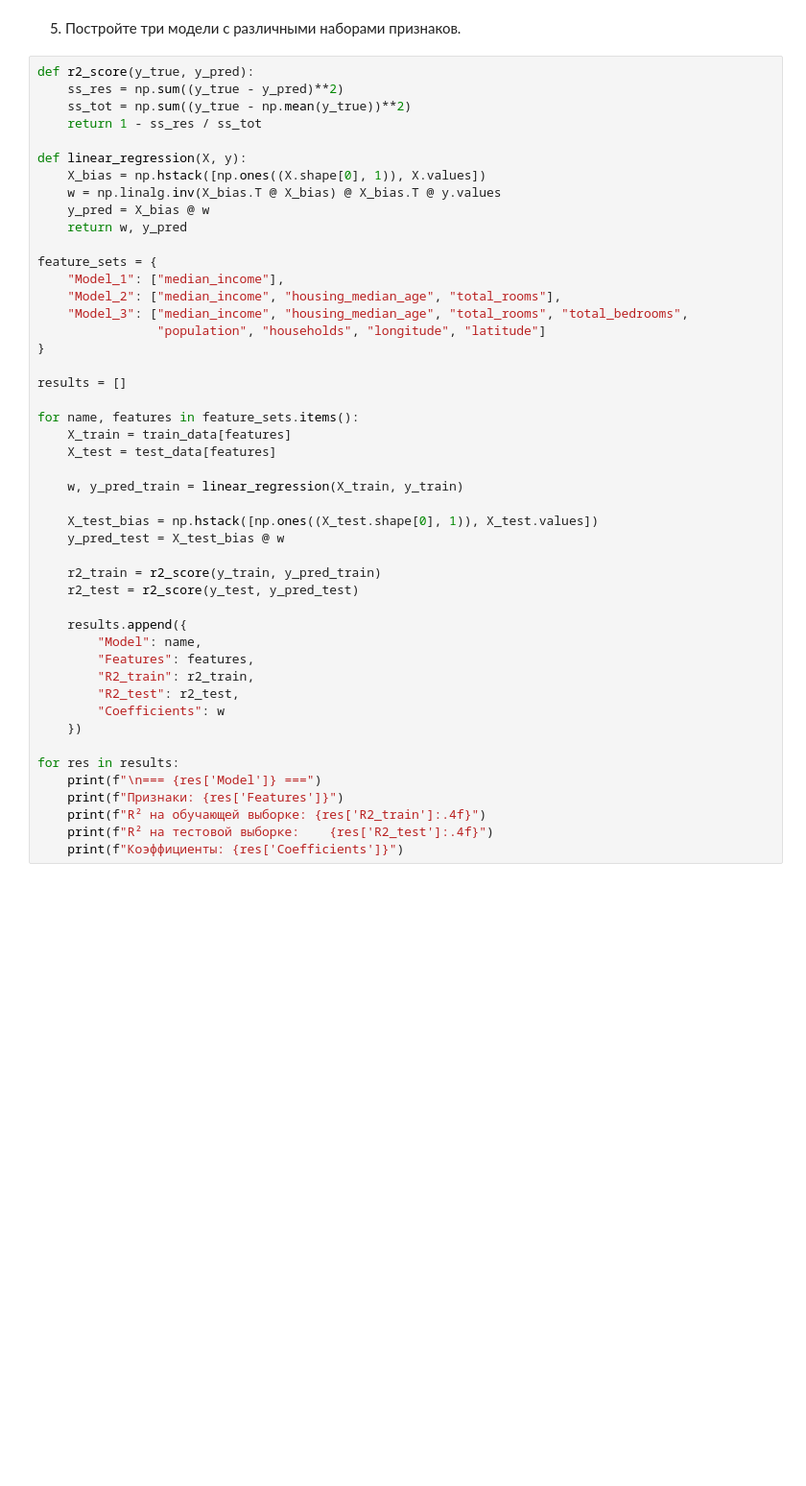
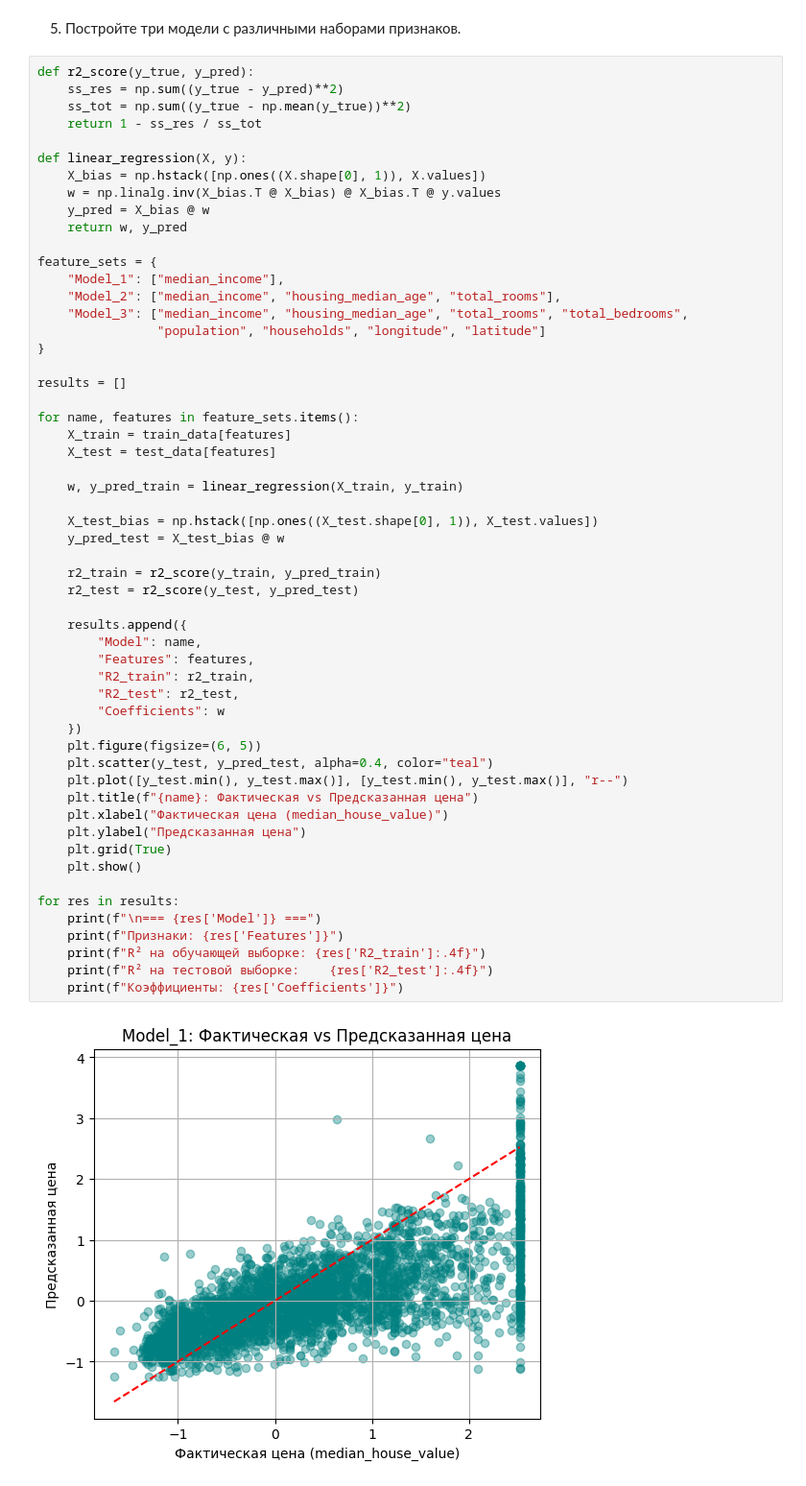
Before and after one commit to listoCheck/artificial-intelligence-systems, a Jupyter notebook: lab3/lab3.ipynb, the cells around one changed output. Shown at 96% size. Drawn from its saved outputs; the diff is of its cells as text; blank space fills up the shorter version.

```diff
--- a/lab3/lab3.ipynb
+++ b/lab3/lab3.ipynb
@@ -209,30 +210,39 @@ feature_sets = {
 
 results = []
 
 for name, features in feature_sets.items():
     X_train = train_data[features]
     X_test = test_data[features]
 
     w, y_pred_train = linear_regression(X_train, y_train)
 
     X_test_bias = np.hstack([np.ones((X_test.shape[0], 1)), X_test.values])
     y_pred_test = X_test_bias @ w
 
     r2_train = r2_score(y_train, y_pred_train)
     r2_test = r2_score(y_test, y_pred_test)
 
     results.append({
         "Model": name,
         "Features": features,
         "R2_train": r2_train,
         "R2_test": r2_test,
         "Coefficients": w
     })
+    plt.figure(figsize=(6, 5))
+    plt.scatter(y_test, y_pred_test, alpha=0.4, color="teal")
+    plt.plot([y_test.min(), y_test.max()], [y_test.min(), y_test.max()], "r--")
+    plt.title(f"{name}: Фактическая vs Предсказанная цена")
+    plt.xlabel("Фактическая цена (median_house_value)")
+    plt.ylabel("Предсказанная цена")
+    plt.grid(True)
+    plt.show()
 
 for res in results:
     print(f"\n=== {res['Model']} ===")
     print(f"Признаки: {res['Features']}")
     print(f"R² на обучающей выборке: {res['R2_train']:.4f}")
     print(f"R² на тестовой выборке:    {res['R2_test']:.4f}")
     print(f"Коэффициенты: {res['Coefficients']}")
 # %% [output]
+[figure, added]
```
Also changed, not shown: parts of 3 cells of this notebook.
